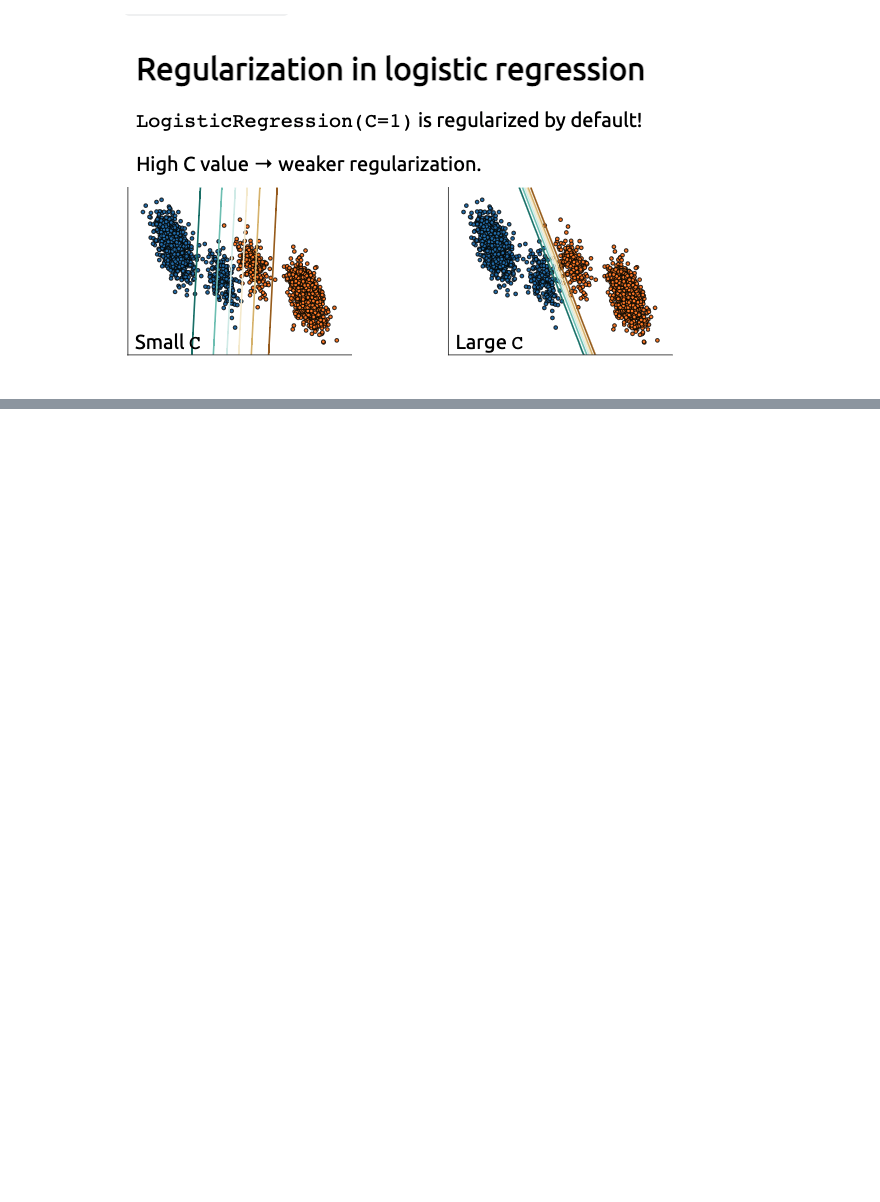
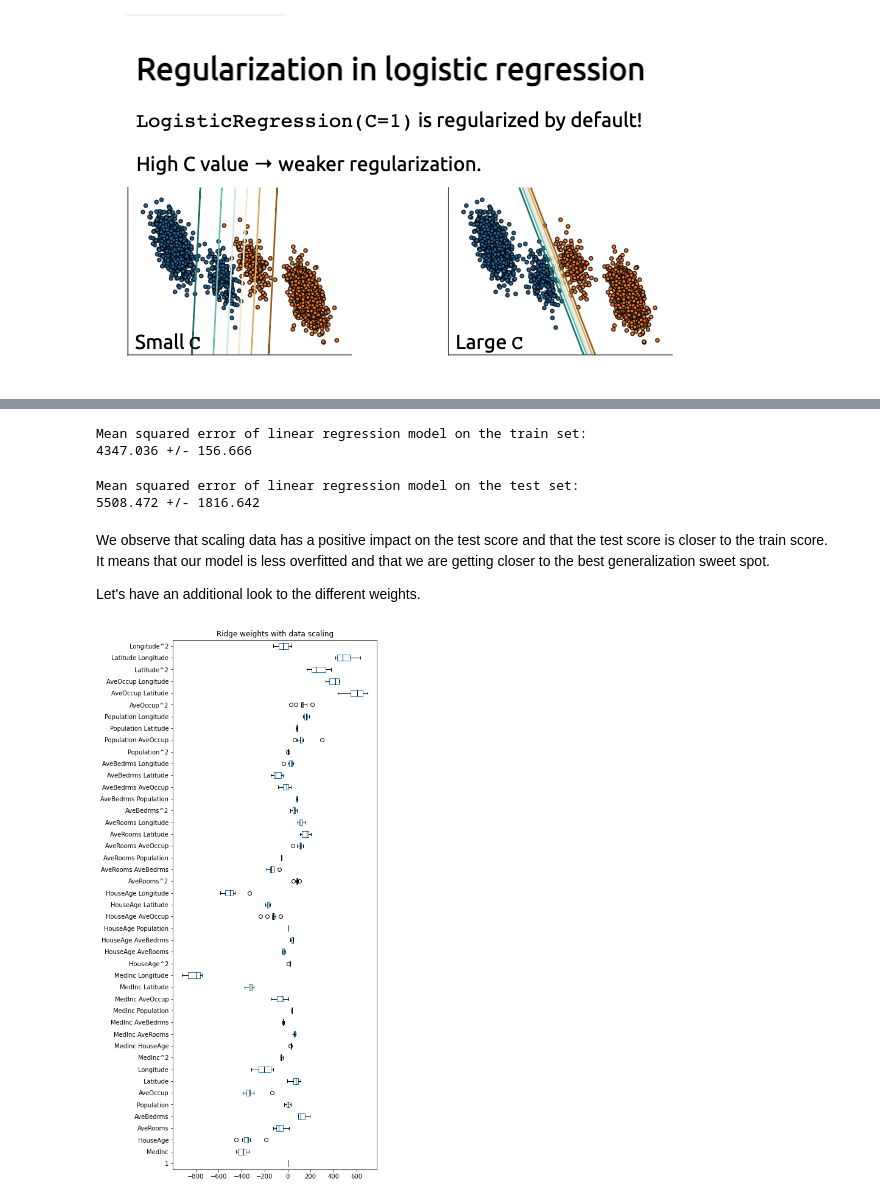
Before and after one commit to skacem/Learning-Machine-Learning, a Jupyter notebook: Scikit-learn/403_linear_model_regularization.ipynb, the cells around one changed output, grey strips where cells are left out. Cells and saved outputs as stored; diff of their text form; code cells hidden in the pictures; blank space fills up the shorter version.

```diff
--- a/Scikit-learn/403_linear_model_regularization.ipynb
+++ b/Scikit-learn/403_linear_model_regularization.ipynb
@@ -38,0 +188,35 @@ One solution would be to filter-out useless features:
+# %%
+from sklearn.preprocessing import StandardScaler
+
+ridge = make_pipeline(PolynomialFeatures(degree=2), StandardScaler(),
+                     Ridge(alpha=.5))
+cv_results = cross_validate(ridge, data, target,
+                           cv=10, scoring='neg_mean_squared_error',
+                           return_train_score=True,
+                           return_estimator=True)
+# %%
+train_error = -cv_results['train_score']
+print(f"Mean squared error of linear regression model on the train set:\n"
+      f"{train_error.mean():.3f} +/- {train_error.std():.3f}")
+# %% [output]
+Mean squared error of linear regression model on the train set:
+4347.036 +/- 156.666
+# %%
+test_error = -cv_results["test_score"]
+print(f"Mean squared error of linear regression model on the test set:\n"
+      f"{test_error.mean():.3f} +/- {test_error.std():.3f}")
+# %% [output]
+Mean squared error of linear regression model on the test set:
+5508.472 +/- 1816.642
+# %% [markdown]
+We observe that scaling data has a positive impact on the test score and that the test score is closer to the train score.
+It means that our model is less overfitted and that we are getting closer to the best generalization sweet spot.
+
+Let's have an additional look to the different weights.
+# %%
+coefs = [est[-1].coef_ for est in cv_results["estimator"]]
+weights_ridge = pd.DataFrame(coefs, columns=feature_names)
+weights_ridge.plot.box(color=color, vert=False, figsize=(6, 16))
+_ = plt.title("Ridge weights with data scaling")
+# %% [output]
+[figure, added]
```
Also changed, not shown: parts of 39 cells of this notebook.
